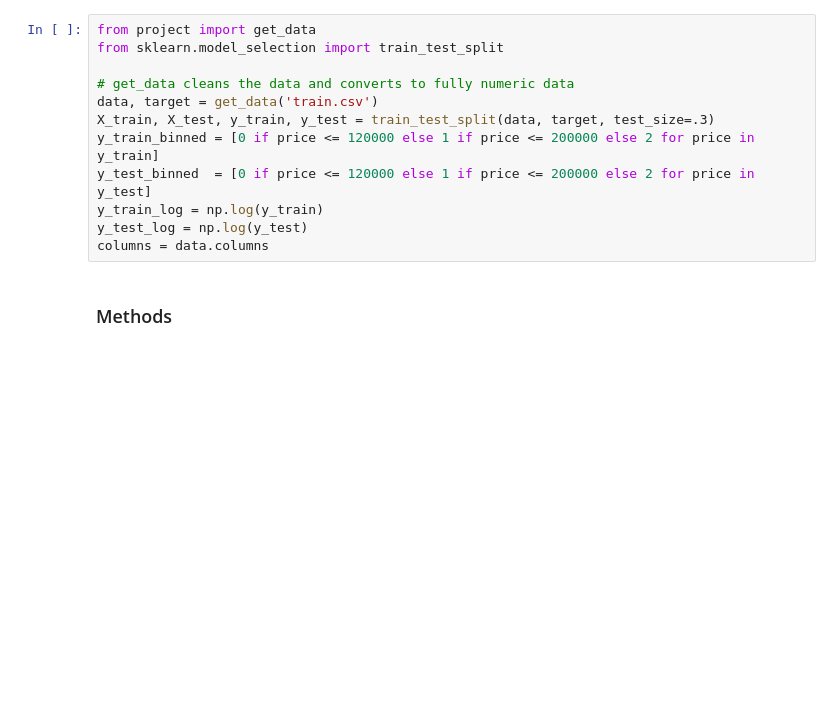
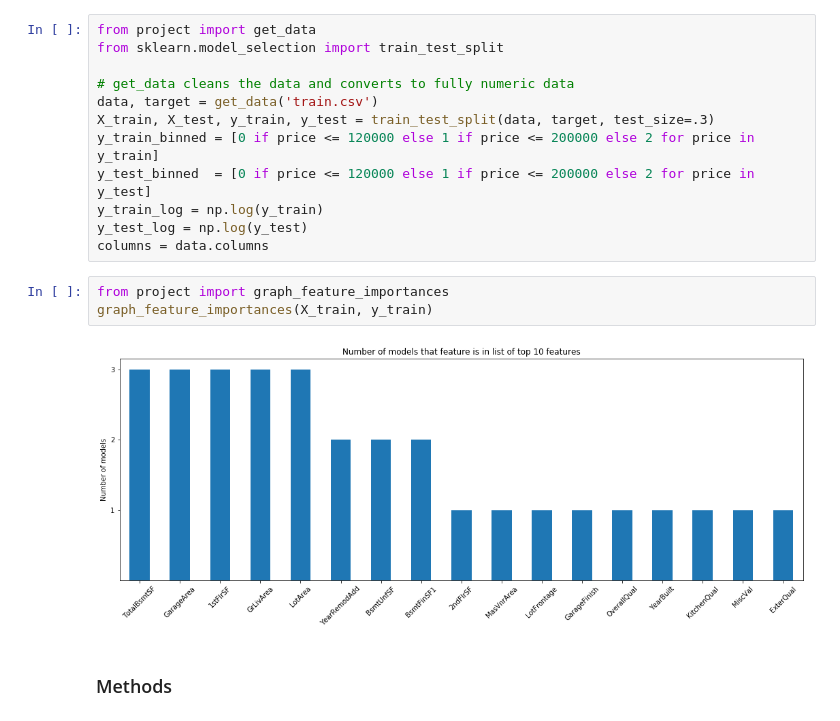
Before and after one commit to samialisayed/MachineLearning-Final-Project, a Jupyter notebook: project.ipynb, the cells around one changed output. Drawn from its saved outputs; the diff is of its cells as text; blank space fills up the shorter version.

Commit message:
regression stats and features stats visualizations

```diff
--- a/project.ipynb
+++ b/project.ipynb
@@ -35,6 +35,11 @@ y_test_binned  = [0 if price <= 120000 else 1 if price <= 200000 else 2 for pric
 y_train_log = np.log(y_train)
 y_test_log = np.log(y_test)
 columns = data.columns
+# %%
+from project import graph_feature_importances
+graph_feature_importances(X_train, y_train)
+# %% [output]
+[figure, added]
 # %% [markdown]
 ### Methods
 # %% [markdown]
```
Also changed, not shown: parts of 9 cells of this notebook, 1 other file.
